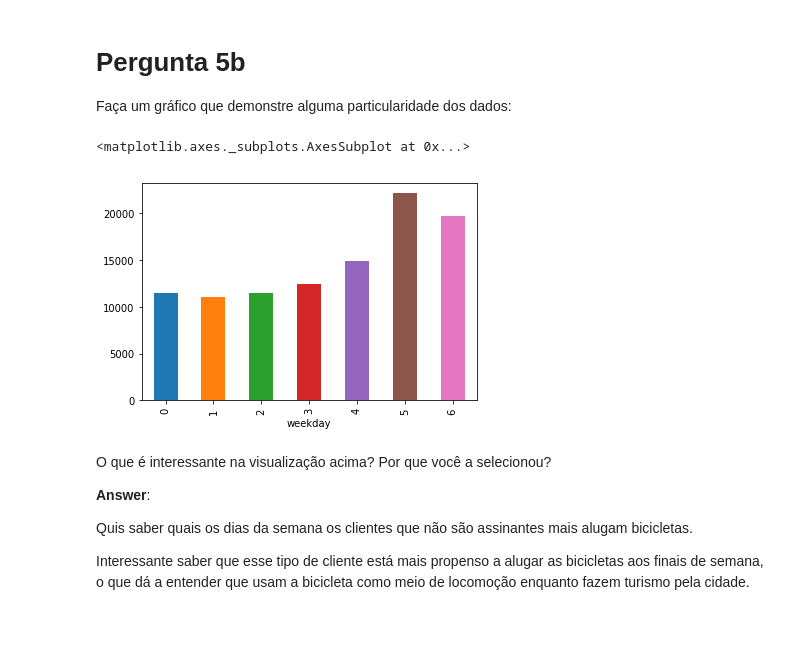
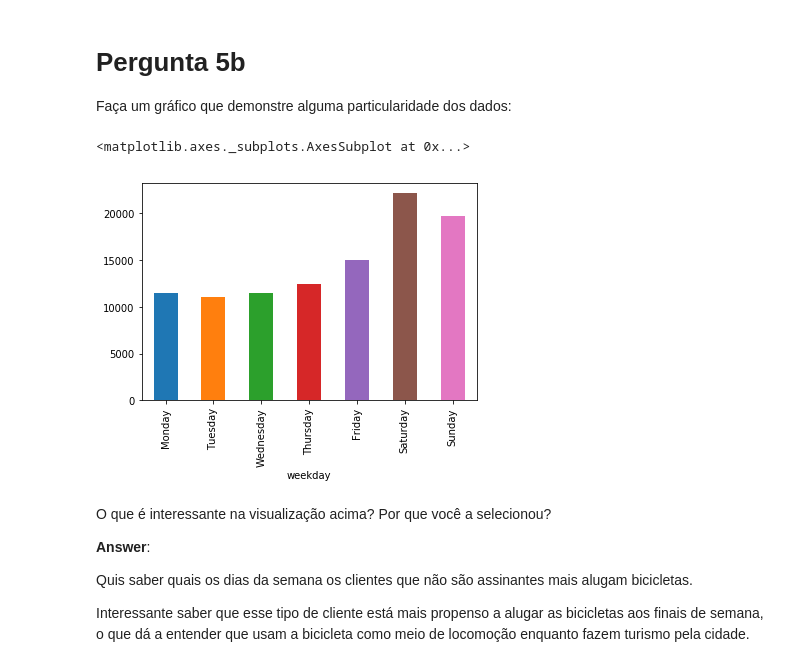
Before and after one commit to thiagojv/bikeshareanalysis, a Jupyter notebook: Analise_Bay_Area_Bike_Share-NDFDSI.ipynb, the cells around one changed output. Drawn from its saved outputs; the diff is of its cells as text; code cells hidden in the pictures; blank space fills up the shorter version.

```diff
--- a/Analise_Bay_Area_Bike_Share-NDFDSI.ipynb
+++ b/Analise_Bay_Area_Bike_Share-NDFDSI.ipynb
@@ -482,11 +480,14 @@ Interessante saber que Palo Alto, que tem pouca utilização do serviço (6773),
 Faça um gráfico que demonstre alguma particularidade dos dados:
 # %%
 # Gráfico Final 2
+weekdays = ["Monday", "Tuesday", "Wednesday", "Thursday", "Friday", "Saturday", "Sunday"]
+name_dict = {i:day for i, day in enumerate(weekdays)}
+
 customers_trip = trip_data.query('subscription_type == "Customer"')
-customers_trip.groupby('weekday').count()['duration'].plot(kind = 'bar')
+customers_trip.groupby('weekday').count()['duration'].rename(name_dict).plot(kind = 'bar')
 # %% [output]
 <matplotlib.axes._subplots.AxesSubplot at 0x...>
-[figure, old version]
+[figure, new version]
 # %% [markdown]
 O que é interessante na visualização acima? Por que você a selecionou?
 
```
Also changed, not shown: parts of 3 cells of this notebook, 3 other files.
